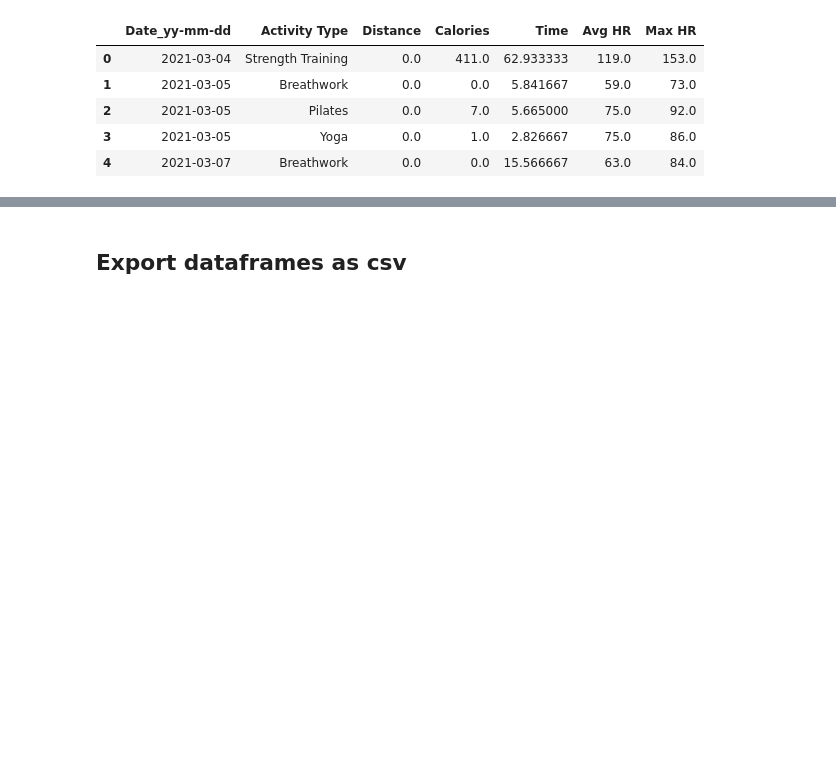
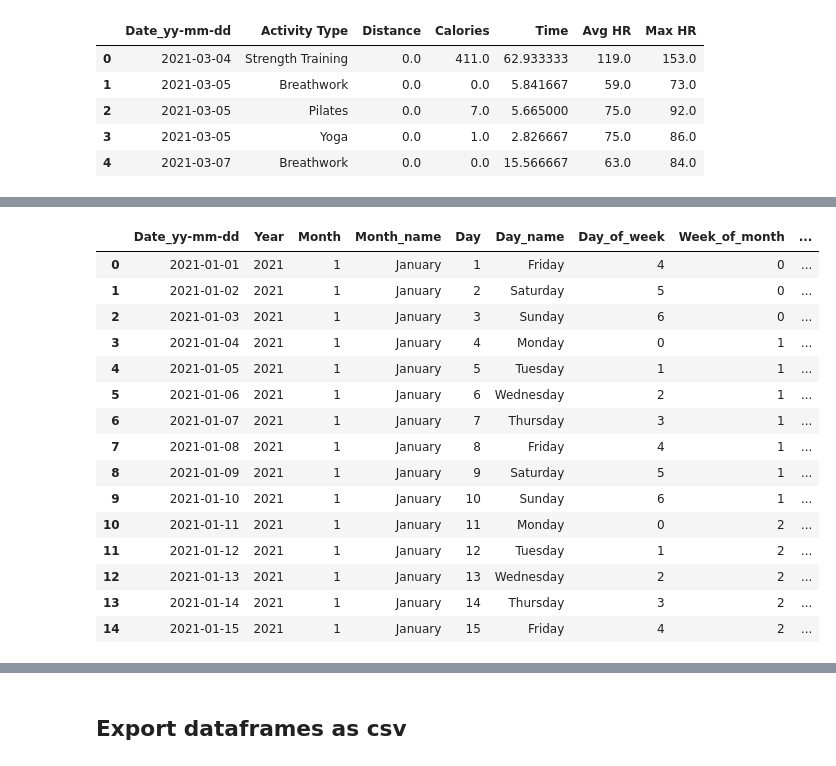
Before and after one commit to DerrickDDInAI/coding-art, a Jupyter notebook: core/models_3d/data_visualization/sports/all_activities/explore&preprocess_garmin_data.ipynb, the cells around one changed output, grey strips where cells are left out. Drawn from its saved outputs; the diff is of its cells as text; code cells hidden in the pictures; blank space fills up the shorter version.

```diff
--- a/core/models_3d/data_visualization/sports/all_activities/explore&preprocess_garmin_data.ipynb
+++ b/core/models_3d/data_visualization/sports/all_activities/explore&preprocess_garmin_data.ipynb
@@ -329,3 +284,56 @@ everyday_grouped_df.head()
 | 3 | 2021-01-04 | 2021 | 1 | January | 4 | Monday | 0 | 1 | ... |
 | 4 | 2021-01-05 | 2021 | 1 | January | 5 | Tuesday | 1 | 1 | ... |
+# %%
+def get_calendar_grid_coords_xyz(
+    day_of_week, week_of_month, month, year, year_min, day_cell_shape=(1,1), day_grid_offset=(2,2),
+    month_grid_offset=(1.2,1.2),
+    year_grid_offset=1.5,
+    nb_months_per_row=4):
+
+    month -= 1
+
+    nb_days_in_week = 7
+    nb_months = 12
+    nb_months_per_col = nb_months // nb_months_per_row
+    year_nb = year - year_min
+
+    day_cell_x, day_cell_y = day_of_week, week_of_month
+    month_cell_x, month_cell_y = month//nb_months_per_row, month - nb_months_per_row*(month//nb_months_per_row)
+    year_cell_x, year_cell_y = 0, year_nb
+
+    day_cell_width, day_cell_height = day_cell_shape
+    day_grid_offset_x, day_grid_offset_y = day_grid_offset
+    month_grid_offset_x, month_grid_offset_y = month_grid_offset
+
+    month_grid_width = day_cell_width * nb_days_in_week * day_grid_offset_x
+    month_grid_height = day_cell_height * nb_days_in_week * day_grid_offset_y
+    # year_grid_width = month_grid_width * nb_months_per_row * month_grid_offset_x
+    year_grid_height = month_grid_height * nb_months_per_col * month_grid_offset_y
+
+    x = day_cell_x * day_cell_width * day_grid_offset_x + month_cell_x * month_grid_width * month_grid_offset_x
+    y = day_cell_y * day_cell_height * day_grid_offset_y + month_cell_y * month_grid_height * month_grid_offset_y + year_cell_y * year_grid_height * year_grid_offset
+
+    return x,y
+
+year_min = everyday_grouped_df.Year.min()
+
+everyday_grouped_df["grid_coords_xy"] = everyday_grouped_df.apply(lambda x: get_calendar_grid_coords_xyz(x.Day_of_week, x.Week_of_month, x.Month, x.Year, year_min), axis=1)
+everyday_grouped_df.head(15)
+# %% [output]
+|  | Date_yy-mm-dd | Year | Month | Month_name | Day | Day_name | Day_of_week | Week_of_month | ... |
+| 0 | 2021-01-01 | 2021 | 1 | January | 1 | Friday | 4 | 0 | ... |
+| 1 | 2021-01-02 | 2021 | 1 | January | 2 | Saturday | 5 | 0 | ... |
+| 2 | 2021-01-03 | 2021 | 1 | January | 3 | Sunday | 6 | 0 | ... |
+| 3 | 2021-01-04 | 2021 | 1 | January | 4 | Monday | 0 | 1 | ... |
+| 4 | 2021-01-05 | 2021 | 1 | January | 5 | Tuesday | 1 | 1 | ... |
+| 5 | 2021-01-06 | 2021 | 1 | January | 6 | Wednesday | 2 | 1 | ... |
+| 6 | 2021-01-07 | 2021 | 1 | January | 7 | Thursday | 3 | 1 | ... |
+| 7 | 2021-01-08 | 2021 | 1 | January | 8 | Friday | 4 | 1 | ... |
+| 8 | 2021-01-09 | 2021 | 1 | January | 9 | Saturday | 5 | 1 | ... |
+| 9 | 2021-01-10 | 2021 | 1 | January | 10 | Sunday | 6 | 1 | ... |
+| 10 | 2021-01-11 | 2021 | 1 | January | 11 | Monday | 0 | 2 | ... |
+| 11 | 2021-01-12 | 2021 | 1 | January | 12 | Tuesday | 1 | 2 | ... |
+| 12 | 2021-01-13 | 2021 | 1 | January | 13 | Wednesday | 2 | 2 | ... |
+| 13 | 2021-01-14 | 2021 | 1 | January | 14 | Thursday | 3 | 2 | ... |
+| 14 | 2021-01-15 | 2021 | 1 | January | 15 | Friday | 4 | 2 | ... |
 # %%
```
Also changed, not shown: parts of 28 cells of this notebook.
